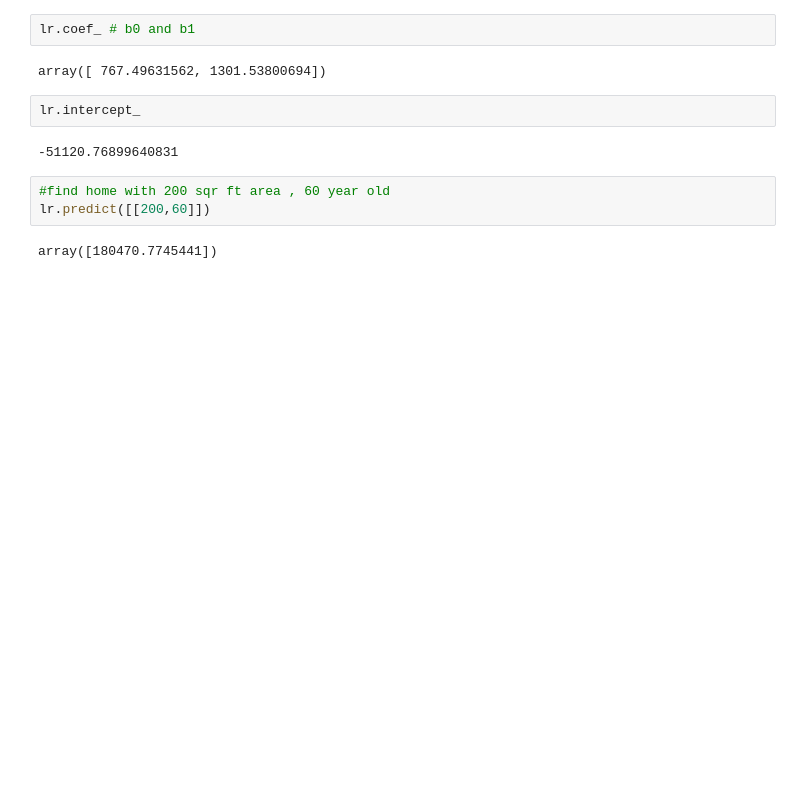
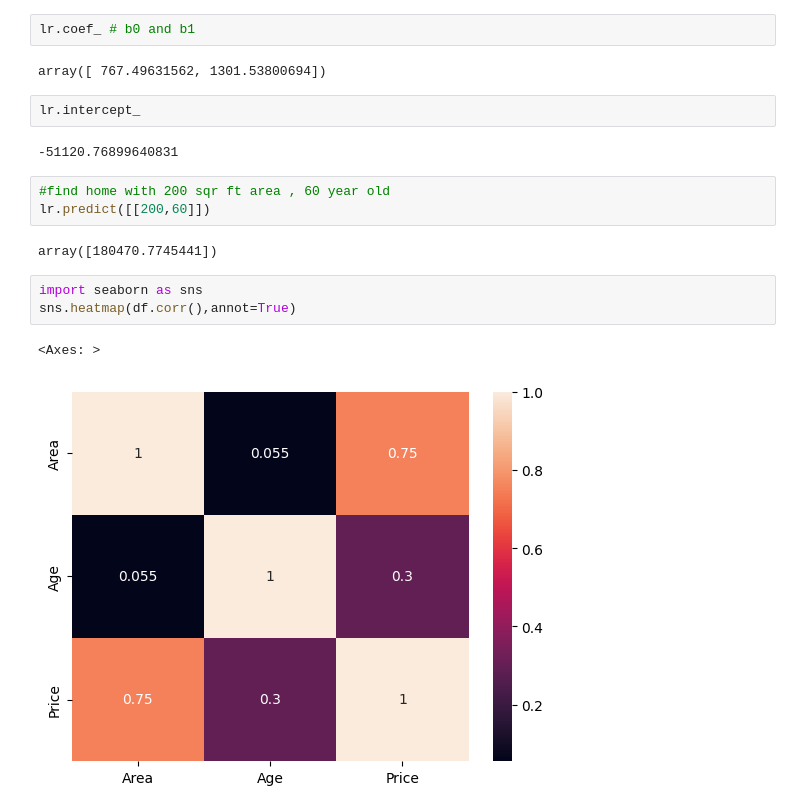
Before and after one commit to Sarvesh-maker14/ML-Practice, a Jupyter notebook: Supervised Machine Learning/MultiVarRL.ipynb, the cells around one changed output. Cells and saved outputs as stored; diff of their text form; blank space fills up the shorter version.

```diff
--- a/Supervised Machine Learning/MultiVarRL.ipynb
+++ b/Supervised Machine Learning/MultiVarRL.ipynb
@@ -42,3 +42,9 @@ lr.intercept_
 lr.predict([[200,60]])
 # %% [output]
 array([180470.7745441])
+# %%
+import seaborn as sns
+sns.heatmap(df.corr(),annot=True)
+# %% [output]
+<Axes: >
+[figure, added]
```
Also changed, not shown: parts of 1 cell of this notebook, 4 other files.
